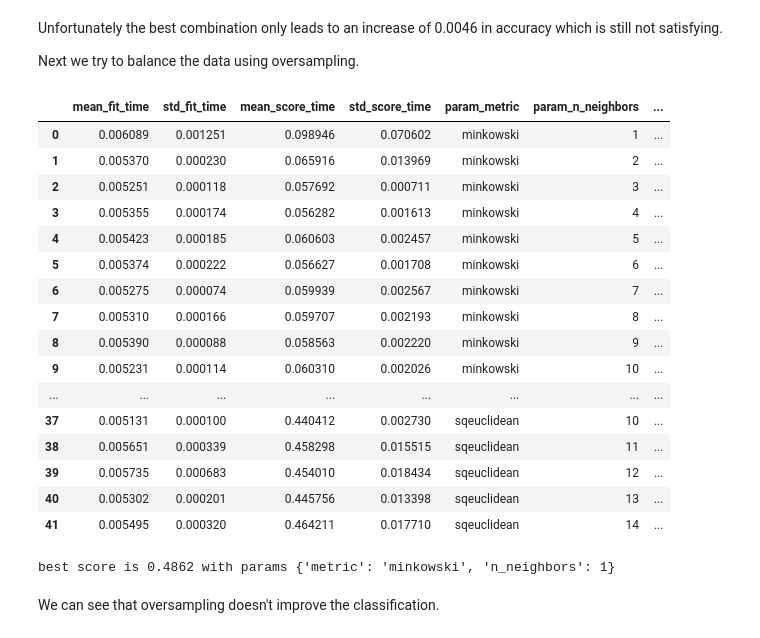
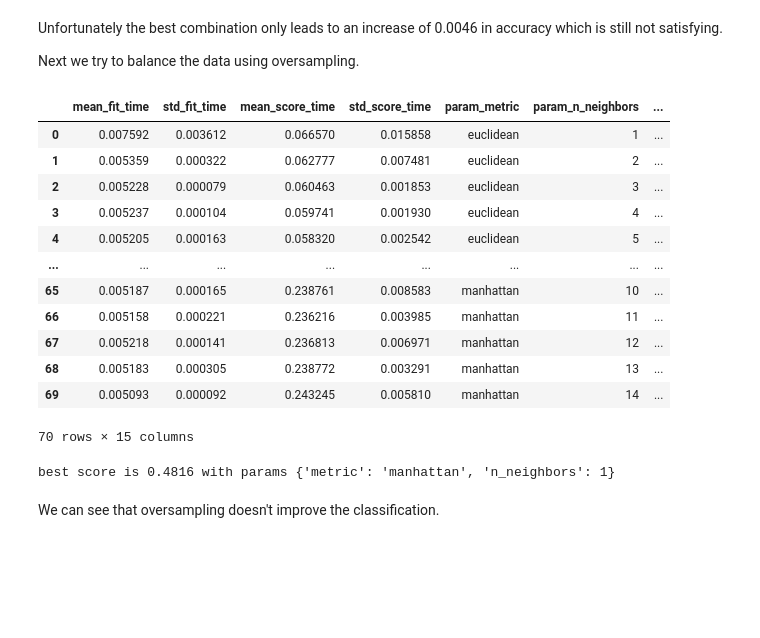
Before and after one commit to medplot/data-mining-project, a Jupyter notebook: jupyter_notebooks/k_nearest_neighbor.ipynb, the cells around one changed output. Saved outputs shown, nothing was run; the diff lists cells and outputs as text; code cells hidden in the pictures; blank space fills up the shorter version.

```diff
--- a/jupyter_notebooks/k_nearest_neighbor.ipynb
+++ b/jupyter_notebooks/k_nearest_neighbor.ipynb
@@ -119,38 +93,33 @@ target_train = target_train.head(5000)
 # %%
 knn_estimator = KNeighborsClassifier()
 knn_estimator.get_params()
 
 params = {
     'n_neighbors': range (1,15),
-    'metric': ('minkowski', 'cosine', 'sqeuclidean')
+    'metric': ('euclidean', 'minkowski', 'cosine', 'sqeuclidean', 'manhattan')
 }
 
 grid_search_estimator = GridSearchCV(knn_estimator, params, scoring='accuracy', cv=5, return_train_score=False)
 grid_search_estimator.fit(data_train,target_train.values.ravel())
 
 results = pd.DataFrame(grid_search_estimator.cv_results_)
 display(results)
 
-
 print("best score is {} with params {}".format(grid_search_estimator.best_score_, grid_search_estimator.best_params_))
 # %% [output]
 |  | mean_fit_time | std_fit_time | mean_score_time | std_score_time | param_metric | param_n_neighbors | ... |
-| 0 | 0.006089 | 0.001251 | 0.098946 | 0.070602 | minkowski | 1 | ... |
-| 1 | 0.005370 | 0.000230 | 0.065916 | 0.013969 | minkowski | 2 | ... |
-| 2 | 0.005251 | 0.000118 | 0.057692 | 0.000711 | minkowski | 3 | ... |
-| 3 | 0.005355 | 0.000174 | 0.056282 | 0.001613 | minkowski | 4 | ... |
-| 4 | 0.005423 | 0.000185 | 0.060603 | 0.002457 | minkowski | 5 | ... |
-| 5 | 0.005374 | 0.000222 | 0.056627 | 0.001708 | minkowski | 6 | ... |
-| 6 | 0.005275 | 0.000074 | 0.059939 | 0.002567 | minkowski | 7 | ... |
-| 7 | 0.005310 | 0.000166 | 0.059707 | 0.002193 | minkowski | 8 | ... |
-| 8 | 0.005390 | 0.000088 | 0.058563 | 0.002220 | minkowski | 9 | ... |
-| 9 | 0.005231 | 0.000114 | 0.060310 | 0.002026 | minkowski | 10 | ... |
+| 0 | 0.007592 | 0.003612 | 0.066570 | 0.015858 | euclidean | 1 | ... |
+| 1 | 0.005359 | 0.000322 | 0.062777 | 0.007481 | euclidean | 2 | ... |
+| 2 | 0.005228 | 0.000079 | 0.060463 | 0.001853 | euclidean | 3 | ... |
+| 3 | 0.005237 | 0.000104 | 0.059741 | 0.001930 | euclidean | 4 | ... |
+| 4 | 0.005205 | 0.000163 | 0.058320 | 0.002542 | euclidean | 5 | ... |
 | ... | ... | ... | ... | ... | ... | ... | ... |
-| 37 | 0.005131 | 0.000100 | 0.440412 | 0.002730 | sqeuclidean | 10 | ... |
-| 38 | 0.005651 | 0.000339 | 0.458298 | 0.015515 | sqeuclidean | 11 | ... |
-| 39 | 0.005735 | 0.000683 | 0.454010 | 0.018434 | sqeuclidean | 12 | ... |
-| 40 | 0.005302 | 0.000201 | 0.445756 | 0.013398 | sqeuclidean | 13 | ... |
-| 41 | 0.005495 | 0.000320 | 0.464211 | 0.017710 | sqeuclidean | 14 | ... |
+| 65 | 0.005187 | 0.000165 | 0.238761 | 0.008583 | manhattan | 10 | ... |
+| 66 | 0.005158 | 0.000221 | 0.236216 | 0.003985 | manhattan | 11 | ... |
+| 67 | 0.005218 | 0.000141 | 0.236813 | 0.006971 | manhattan | 12 | ... |
+| 68 | 0.005183 | 0.000305 | 0.238772 | 0.003291 | manhattan | 13 | ... |
+| 69 | 0.005093 | 0.000092 | 0.243245 | 0.005810 | manhattan | 14 | ... |
-best score is 0.4862 with params {'metric': 'minkowski', 'n_neighbors': 1}
+70 rows × 15 columns
+best score is 0.4816 with params {'metric': 'manhattan', 'n_neighbors': 1}
 # %% [markdown]
 We can see that oversampling doesn't improve the classification.
```
Also changed, not shown: parts of 3 cells of this notebook, 1 other file.
